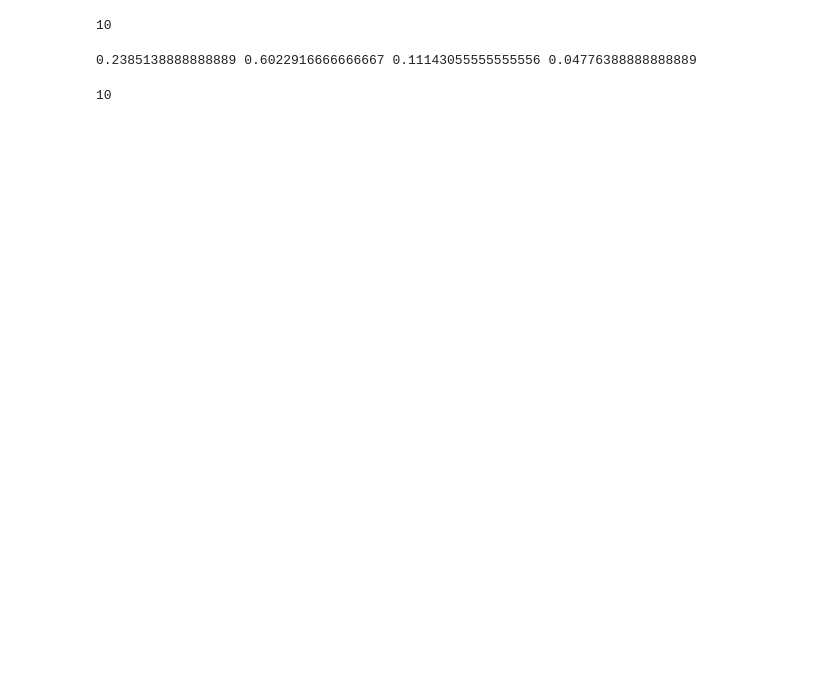
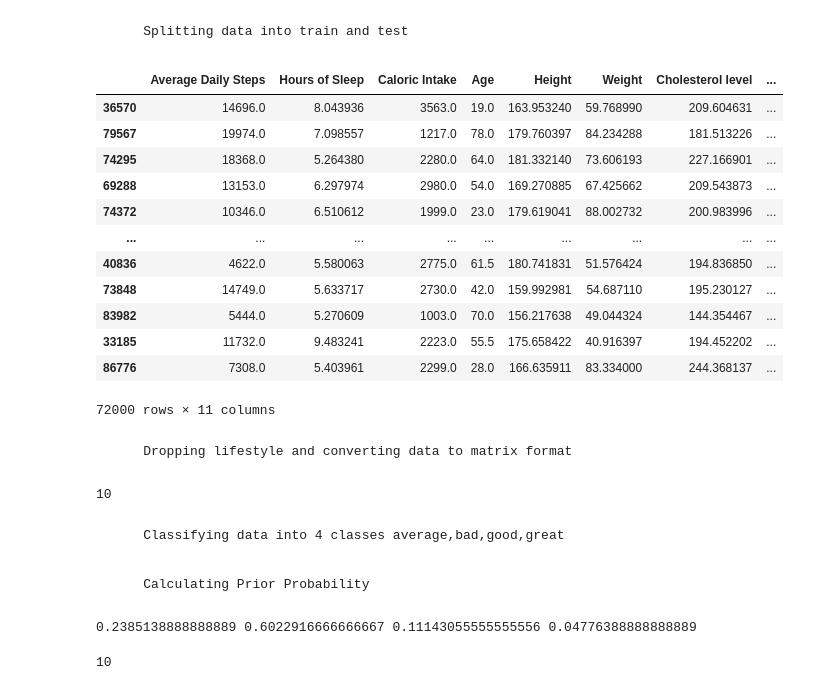
Before and after one commit to KamandPrompt/ML-101, a Jupyter notebook: AllStars.ipynb, the cells around one changed output. Drawn from its saved outputs; the diff is of its cells as text; code cells hidden in the pictures; blank space fills up the shorter version.

```diff
--- a/AllStars.ipynb
+++ b/AllStars.ipynb
@@ -195,0 +197,23 @@ k.to_csv("Regression.csv",index=False)
+# %%
+data=pd.read_csv("ML101_train_dataset.csv")
+data.dropna(subset=["LifeStyle"],inplace=True)
+
+lp=list(data['LifeStyle'])
+#Dropping the lifestyle column
+d2=data.drop(["LifeStyle","Systolic BP","Diastolic BP"],axis=1)
+
+#code to put mode in missing values of gender attribute
+mode = d2['Gender'].mode()[0]
+d2['Gender'].fillna(mode, inplace=True)
+
+#Dropping the gender column
+d3=d2.drop("Gender",axis=1)
+
+d3.interpolate(method='linear',axis=0,inplace=True)
+mat=d3.to_numpy()
+len(mat[0])
+
+d5=pd.DataFrame(remove_outlier(d3.to_numpy()),columns=d3.columns)
+remove_outlier(d5.to_numpy())
+d5["Gender"]=d2["Gender"]
+d5
@@ -196,22 +257,37 @@ k.to_csv("Regression.csv",index=False)
+# %% [markdown]
+        Splitting data into train and test
 # %%
-
-one_hot = pd.get_dummies(d5, columns=["Gender"])
-one_hot["LifeStyle"]=lp
-one_hot.drop(columns=["Systolic BP","Diastolic BP"],axis=1,inplace=True)
-one_hot
 from sklearn.model_selection import StratifiedShuffleSplit
 split = StratifiedShuffleSplit(n_splits=1, test_size=0.2, random_state=42)
 for train_index, test_index in split.split(one_hot, one_hot["Gender_Male"],one_hot["Gender_Female"]):
     x_train = one_hot.loc[train_index]
     x_test = one_hot.loc[test_index]
 x_train
-
-cate=list(x_train["LifeStyle"])
-x_train.drop(columns=["LifeStyle"],axis=1,inplace=True)
-matt=x_train.to_numpy()
-len(matt[0,:])
 # %% [output]
+|  | Average Daily Steps | Hours of Sleep | Caloric Intake | Age | Height | Weight | Cholesterol level | ... |
+| 36570 | 14696.0 | 8.043936 | 3563.0 | 19.0 | 163.953240 | 59.768990 | 209.604631 | ... |
+| 79567 | 19974.0 | 7.098557 | 1217.0 | 78.0 | 179.760397 | 84.234288 | 181.513226 | ... |
+| 74295 | 18368.0 | 5.264380 | 2280.0 | 64.0 | 181.332140 | 73.606193 | 227.166901 | ... |
+| 69288 | 13153.0 | 6.297974 | 2980.0 | 54.0 | 169.270885 | 67.425662 | 209.543873 | ... |
+| 74372 | 10346.0 | 6.510612 | 1999.0 | 23.0 | 179.619041 | 88.002732 | 200.983996 | ... |
+| ... | ... | ... | ... | ... | ... | ... | ... | ... |
+| 40836 | 4622.0 | 5.580063 | 2775.0 | 61.5 | 180.741831 | 51.576424 | 194.836850 | ... |
+| 73848 | 14749.0 | 5.633717 | 2730.0 | 42.0 | 159.992981 | 54.687110 | 195.230127 | ... |
+| 83982 | 5444.0 | 5.270609 | 1003.0 | 70.0 | 156.217638 | 49.044324 | 144.354467 | ... |
+| 33185 | 11732.0 | 9.483241 | 2223.0 | 55.5 | 175.658422 | 40.916397 | 194.452202 | ... |
+| 86776 | 7308.0 | 5.403961 | 2299.0 | 28.0 | 166.635911 | 83.334000 | 244.368137 | ... |
-10
+72000 rows × 11 columns
+# %% [markdown]
+        Dropping lifestyle and converting data to matrix format
+# %%
+cate=list(x_train["LifeStyle"])
+x_train.drop(columns=["LifeStyle"],axis=1,inplace=True)
+matt=x_train.to_numpy()
+len(matt[0,:])
+# %% [output]
+10
+# %% [markdown]
+        Classifying data into 4 classes average,bad,good,great
 # %%
 class1 = []
 class2 = []
@@ -231,6 +307,8 @@ for i in range(len(cate)):
 
     if cate[i] == "Great":
         class4.append(matt[i,:])
+# %% [markdown]
+        Calculating Prior Probability
 # %%
 #Prior prob
 p_c1=len(class1)/len(x_train)
```
Also changed, not shown: parts of 35 cells of this notebook, 2 other files.
